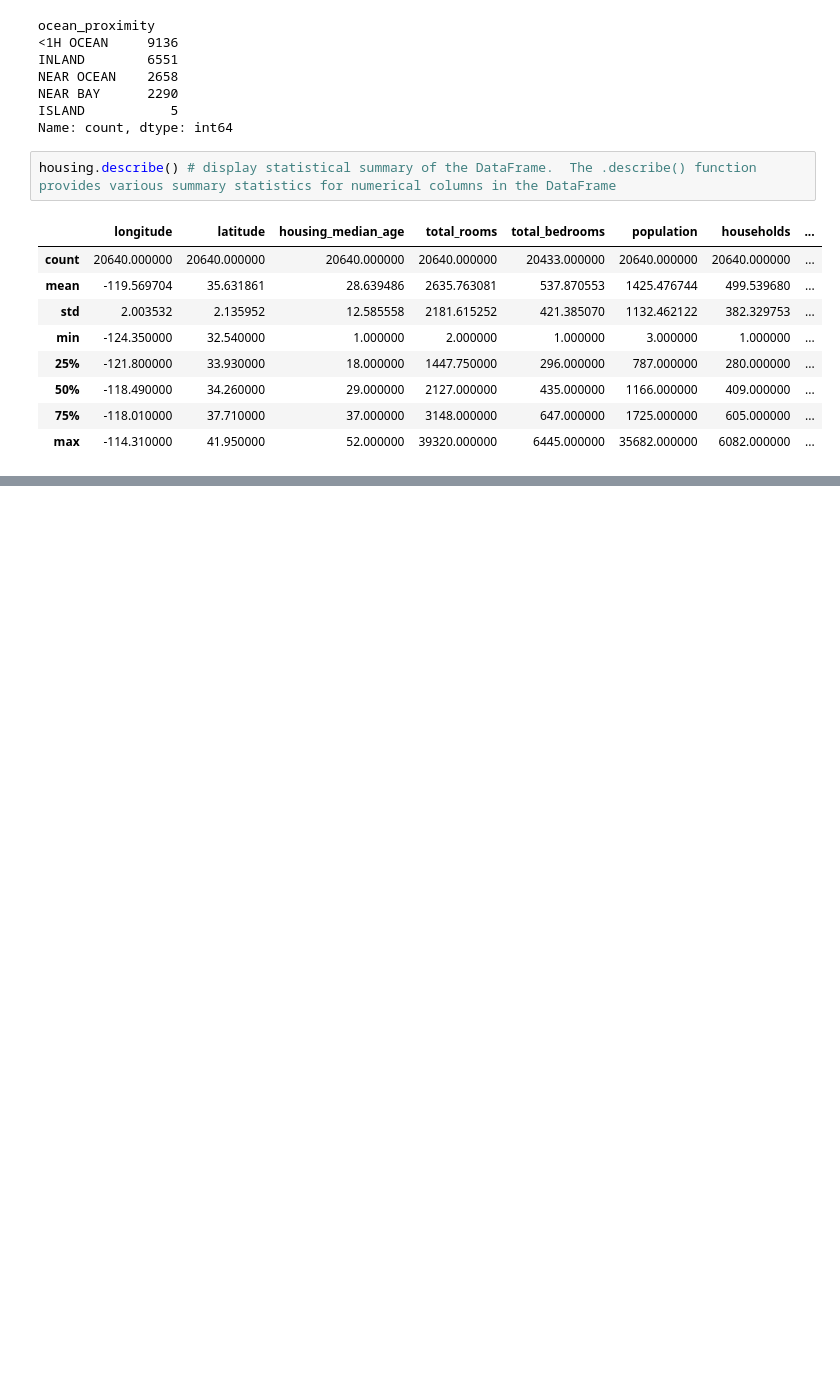
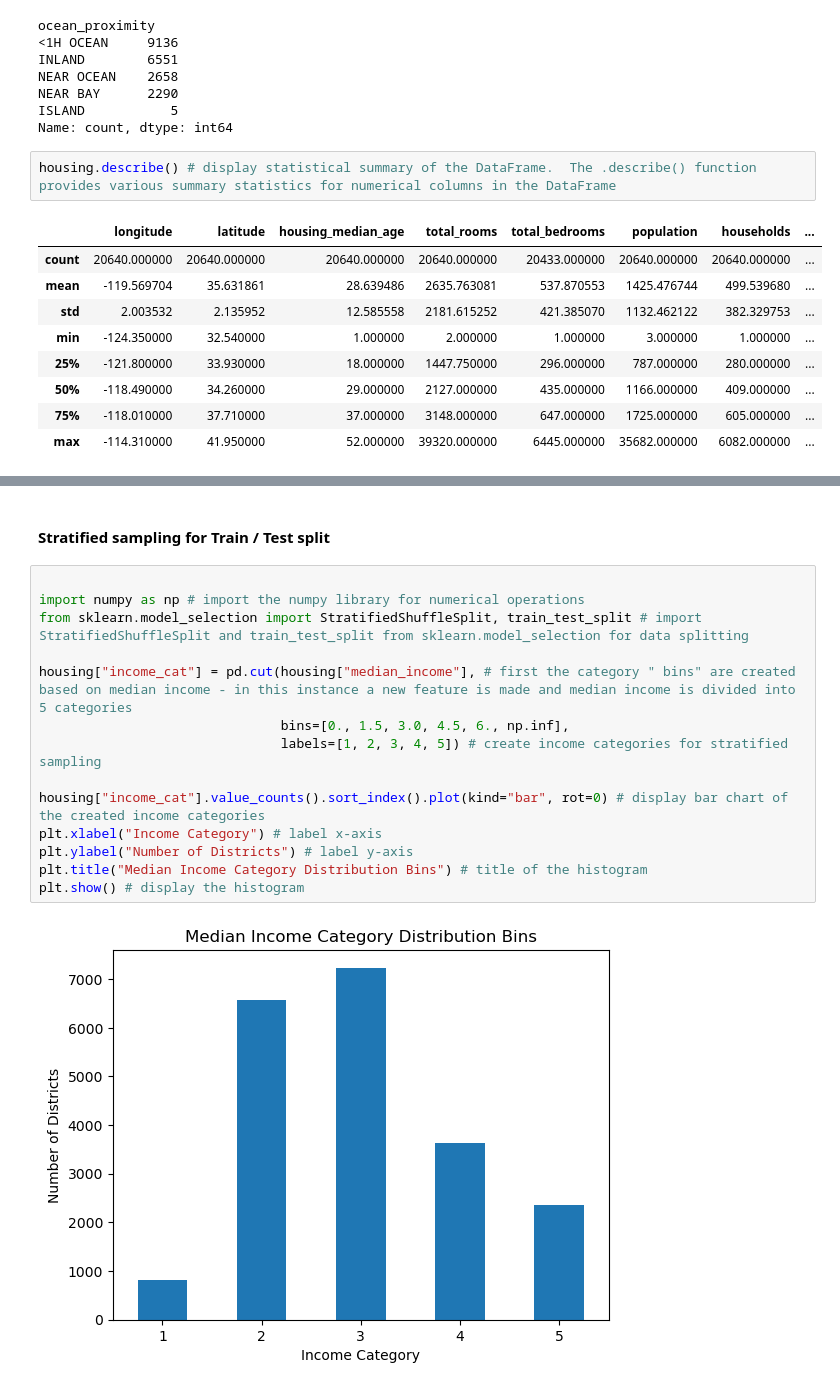
Before and after one commit to PatThompson1306/homl_california_housing, a Jupyter notebook: california_housing.ipynb, the cells around one changed output, grey strips where cells are left out. Cells and saved outputs as stored; diff of their text form; blank space fills up the shorter version.

```diff
--- a/california_housing.ipynb
+++ b/california_housing.ipynb
@@ -73,0 +100,18 @@ housing.describe() # display statistical summary of the DataFrame.  The .describ
+# %% [markdown]
+<h4><strong>Stratified sampling for Train / Test split</strong></h4>
+# %%
+
+import numpy as np # import the numpy library for numerical operations
+from sklearn.model_selection import StratifiedShuffleSplit, train_test_split # import StratifiedShuffleSplit and train_test_split from sklearn.model_selection for data splitting
+
+housing["income_cat"] = pd.cut(housing["median_income"], # first the category " bins" are created based on median income - in this instance a new feature is made and median income is divided into 5 categories
+                               bins=[0., 1.5, 3.0, 4.5, 6., np.inf],
+                               labels=[1, 2, 3, 4, 5]) # create income categories for stratified sampling
+
+housing["income_cat"].value_counts().sort_index().plot(kind="bar", rot=0) # display bar chart of the created income categories
+plt.xlabel("Income Category") # label x-axis
+plt.ylabel("Number of Districts") # label y-axis
+plt.title("Median Income Category Distribution Bins") # title of the histogram
+plt.show() # display the histogram
+# %% [output]
+[figure, added]
```
Also changed, not shown: parts of 13 cells of this notebook.
